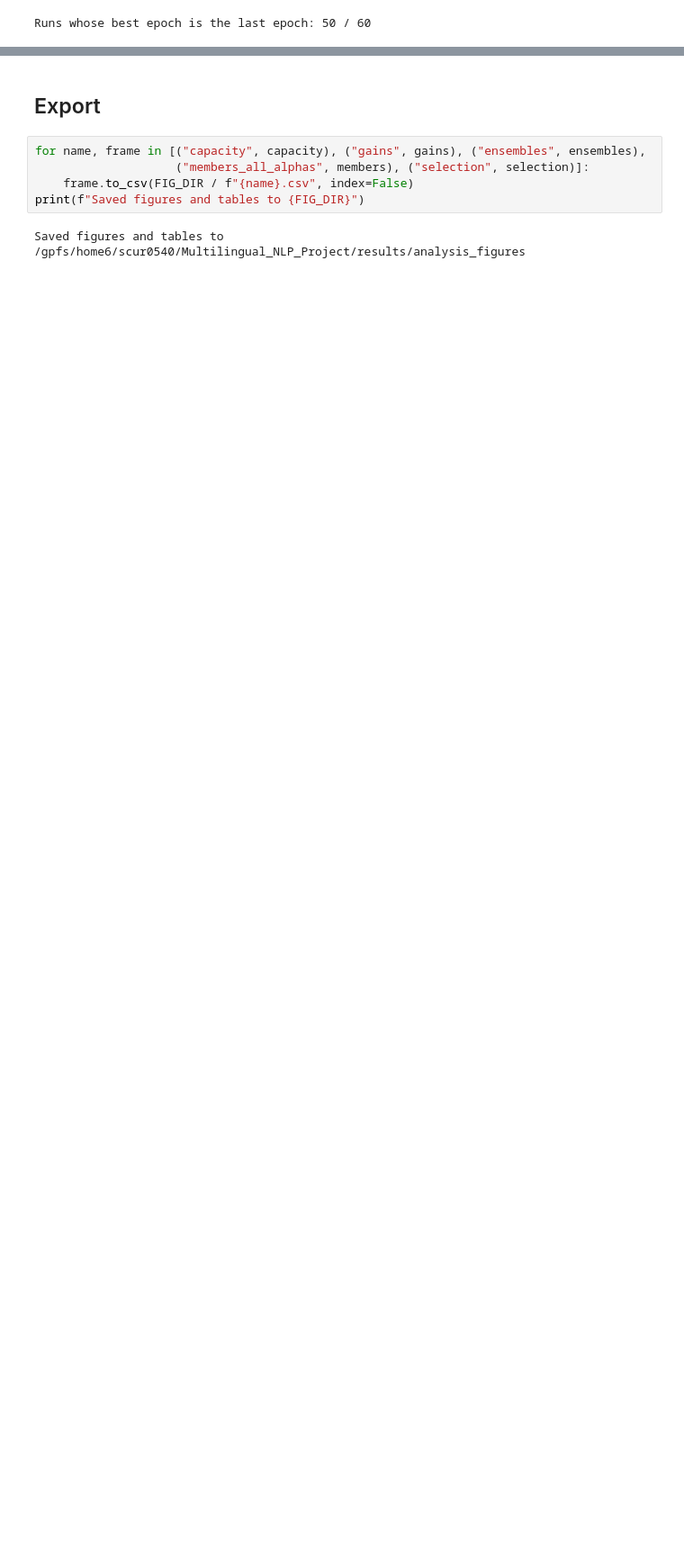
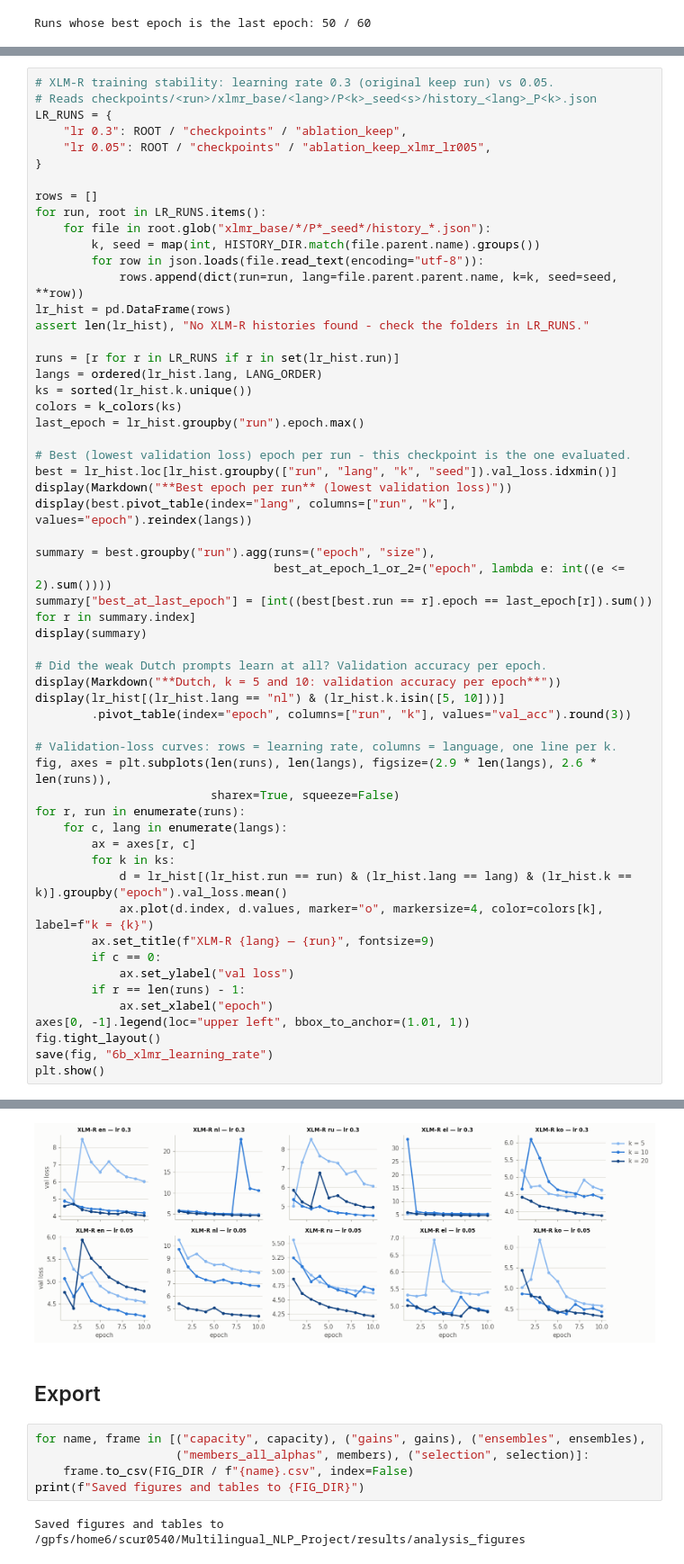
Before and after one commit to S-Chaudhuri/Multilingual_NLP_Project, a Jupyter notebook: pipeline_v1/analysis/Hypothesis_analysis.ipynb, the cells around one changed output, grey strips where cells are left out. Shown at 90% size. Drawn from its saved outputs; the diff is of its cells as text; blank space fills up the shorter version.

```diff
--- a/pipeline_v1/analysis/Hypothesis_analysis.ipynb
+++ b/pipeline_v1/analysis/Hypothesis_analysis.ipynb
@@ -669,0 +681,57 @@ Runs whose best epoch is the last epoch: 50 / 60
+# %%
+# XLM-R training stability: learning rate 0.3 (original keep run) vs 0.05.
+# Reads checkpoints/<run>/xlmr_base/<lang>/P<k>_seed<s>/history_<lang>_P<k>.json
+LR_RUNS = {
+    "lr 0.3": ROOT / "checkpoints" / "ablation_keep",
+    "lr 0.05": ROOT / "checkpoints" / "ablation_keep_xlmr_lr005",
+}
+
+rows = []
+for run, root in LR_RUNS.items():
+    for file in root.glob("xlmr_base/*/P*_seed*/history_*.json"):
+        k, seed = map(int, HISTORY_DIR.match(file.parent.name).groups())
+        for row in json.loads(file.read_text(encoding="utf-8")):
+            rows.append(dict(run=run, lang=file.parent.parent.name, k=k, seed=seed, **row))
+lr_hist = pd.DataFrame(rows)
+assert len(lr_hist), "No XLM-R histories found - check the folders in LR_RUNS."
+
+runs = [r for r in LR_RUNS if r in set(lr_hist.run)]
+langs = ordered(lr_hist.lang, LANG_ORDER)
+ks = sorted(lr_hist.k.unique())
+colors = k_colors(ks)
+last_epoch = lr_hist.groupby("run").epoch.max()
+
+# Best (lowest validation loss) epoch per run - this checkpoint is the one evaluated.
+best = lr_hist.loc[lr_hist.groupby(["run", "lang", "k", "seed"]).val_loss.idxmin()]
+display(Markdown("**Best epoch per run** (lowest validation loss)"))
+display(best.pivot_table(index="lang", columns=["run", "k"], values="epoch").reindex(langs))
+
+summary = best.groupby("run").agg(runs=("epoch", "size"),
+                                  best_at_epoch_1_or_2=("epoch", lambda e: int((e <= 2).sum())))
+summary["best_at_last_epoch"] = [int((best[best.run == r].epoch == last_epoch[r]).sum()) for r in summary.index]
+display(summary)
+
+# Did the weak Dutch prompts learn at all? Validation accuracy per epoch.
+display(Markdown("**Dutch, k = 5 and 10: validation accuracy per epoch**"))
+display(lr_hist[(lr_hist.lang == "nl") & (lr_hist.k.isin([5, 10]))]
+        .pivot_table(index="epoch", columns=["run", "k"], values="val_acc").round(3))
+
+# Validation-loss curves: rows = learning rate, columns = language, one line per k.
+fig, axes = plt.subplots(len(runs), len(langs), figsize=(2.9 * len(langs), 2.6 * len(runs)),
+                         sharex=True, squeeze=False)
+for r, run in enumerate(runs):
+    for c, lang in enumerate(langs):
+        ax = axes[r, c]
+        for k in ks:
+            d = lr_hist[(lr_hist.run == run) & (lr_hist.lang == lang) & (lr_hist.k == k)].groupby("epoch").val_loss.mean()
+            ax.plot(d.index, d.values, marker="o", markersize=4, color=colors[k], label=f"k = {k}")
+        ax.set_title(f"XLM-R {lang} — {run}", fontsize=9)
+        if c == 0:
+            ax.set_ylabel("val loss")
+        if r == len(runs) - 1:
+            ax.set_xlabel("epoch")
+axes[0, -1].legend(loc="upper left", bbox_to_anchor=(1.01, 1))
+fig.tight_layout()
+save(fig, "6b_xlmr_learning_rate")
+plt.show()
+# %% [output]
@@ -670,3 +765,4 @@ Runs whose best epoch is the last epoch: 50 / 60
+[figure, added]
 # %% [markdown]
 ## Export
 # %%
```
Also changed, not shown: parts of 2 cells of this notebook.
